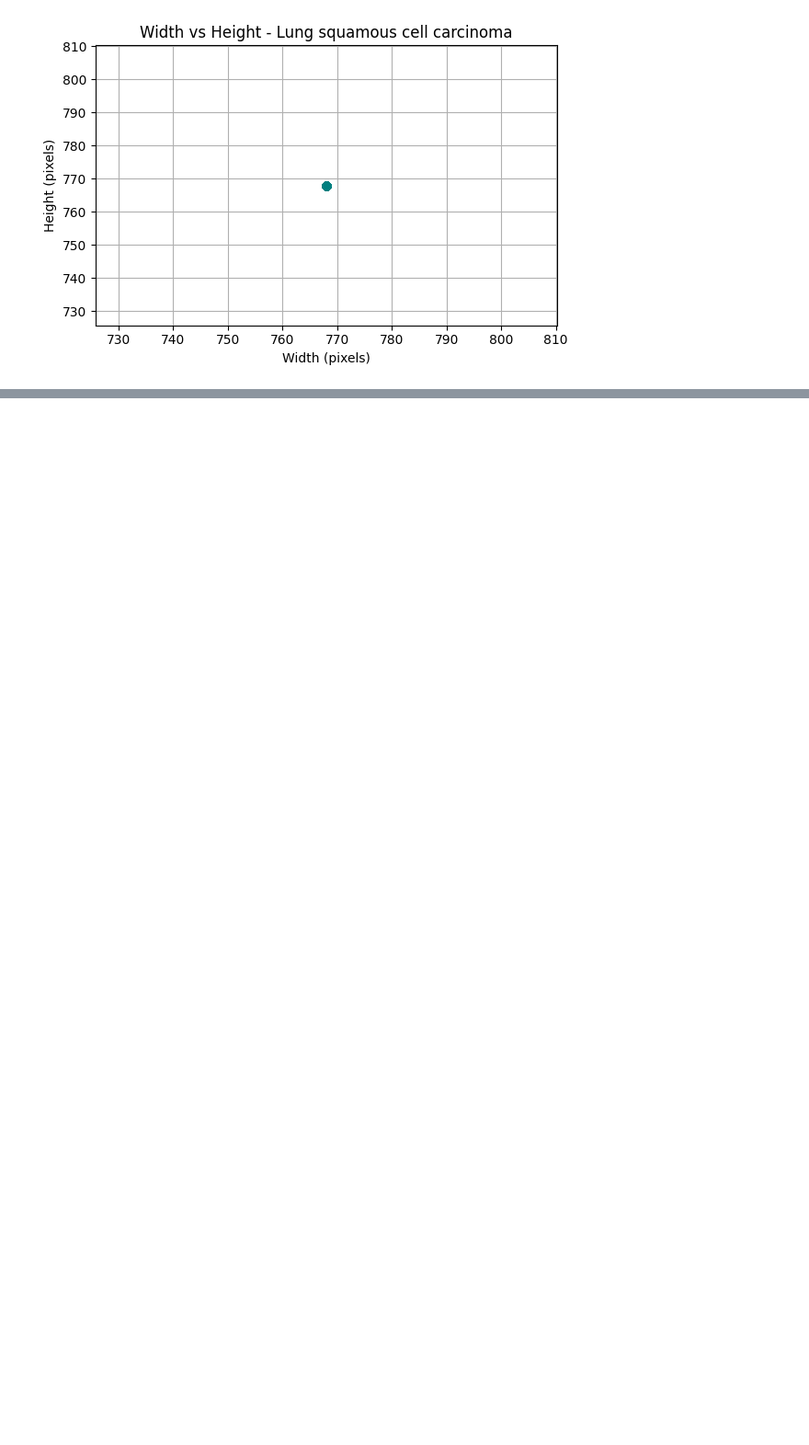
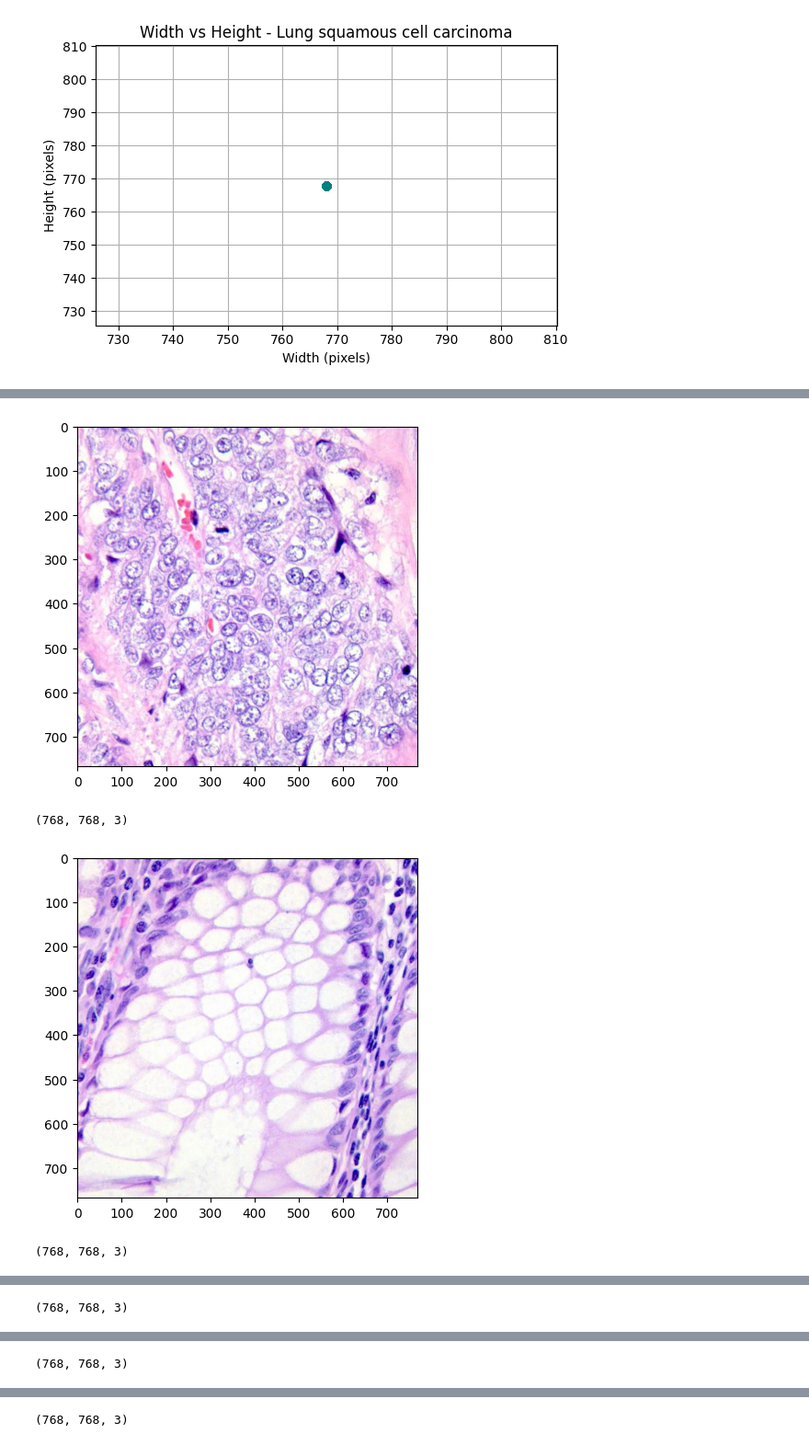
Before and after one commit to shreyadas-maple/Lung-and-Colon-Cancer-Image-Classifier, a Jupyter notebook: Phase 1.ipynb, the cells around one changed output, grey strips where cells are left out. Shown at 92% size. Drawn from its saved outputs; the diff is of its cells as text; code cells hidden in the pictures; blank space fills up the shorter version.

```diff
--- a/Phase 1.ipynb
+++ b/Phase 1.ipynb
@@ -119,0 +140,28 @@ Interestingly enough, we see that all the images have the same respective height
+# %%
+import os
+from PIL import Image
+import matplotlib.pyplot as plt
+
+# Define a function to grab the image, display it, and then print the dimensions of the shape
+def display_img(file):
+
+    # Grabing the image using the file path provided as a parameter to the function
+    img = cv2.imread(os.path.join(file))
+
+    # Display the image in color
+    plt.imshow(cv2.cvtColor(img, cv2.COLOR_BGR2RGB))
+    plt.show()
+
+    # Print the image shape in pixels and tell us if it is a colored image
+    print(img.shape)
+# %%
+display_img('data/colon_image_sets/colon_aca/colonca1.jpeg')
+display_img('data/colon_image_sets/colon_n/colonn1.jpeg')
+display_img('data/lung_image_sets/lung_aca/lungaca1.jpeg')
+display_img('data/lung_image_sets/lung_n/lungn1.jpeg')
+display_img('data/lung_image_sets/lung_scc/lungscc1.jpeg')
+# %% [output]
+[figure, added]
+(768, 768, 3)
+[figure, added]
+(768, 768, 3)
@@ -119,0 +169 @@ Interestingly enough, we see that all the images have the same respective height
+(768, 768, 3)
@@ -119,0 +171 @@ Interestingly enough, we see that all the images have the same respective height
+(768, 768, 3)
@@ -119,0 +173 @@ Interestingly enough, we see that all the images have the same respective height
+(768, 768, 3)
```
Also changed, not shown: parts of 5 cells of this notebook.
